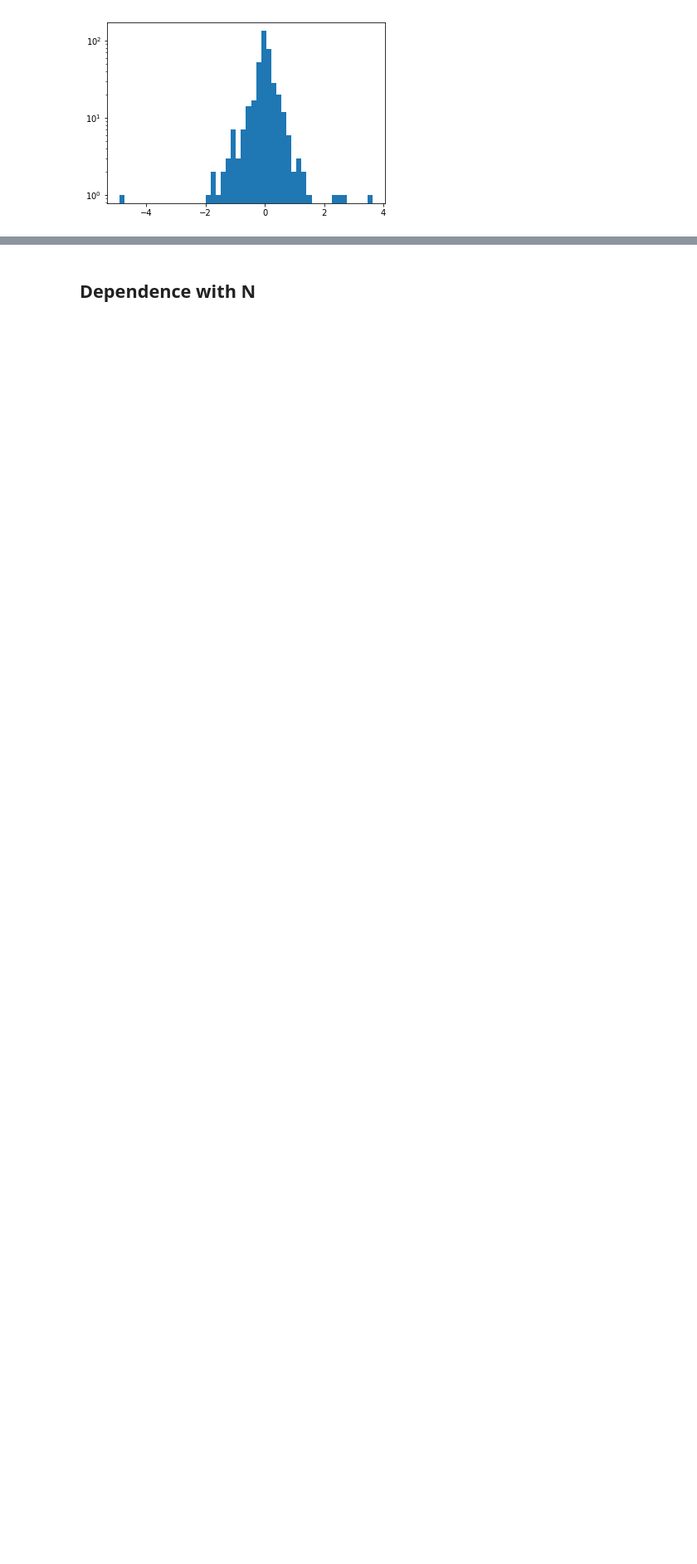
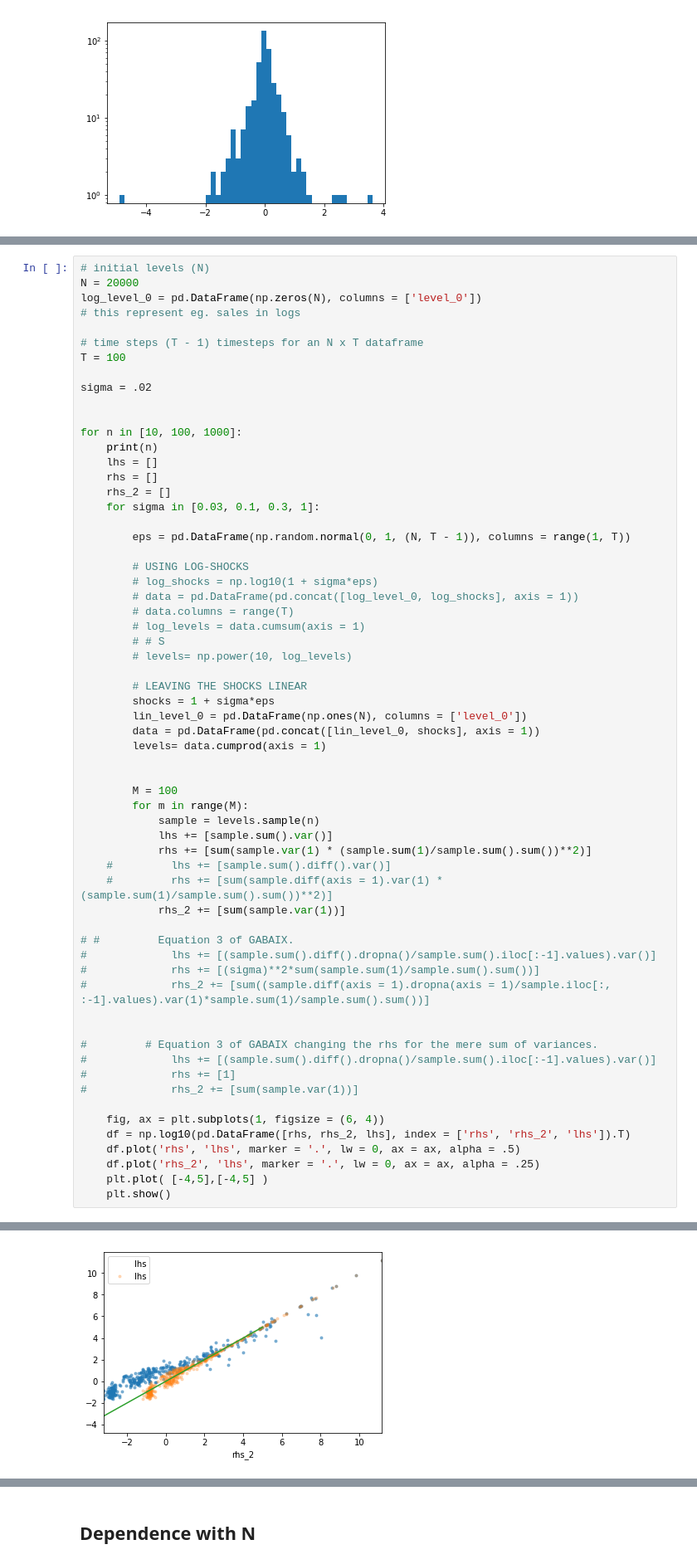
Before and after one commit to matuteiglesias/French_exports_bkp, a Jupyter notebook: code/notebooks/Gabaix numerical tests.ipynb, the cells around one changed output, grey strips where cells are left out. Shown at 83% size. Drawn from its saved outputs; the diff is of its cells as text; blank space fills up the shorter version.

```diff
--- a/code/notebooks/Gabaix numerical tests.ipynb
+++ b/code/notebooks/Gabaix numerical tests.ipynb
@@ -157,0 +246,63 @@ plt.show()
+# %%
+# initial levels (N)
+N = 20000
+log_level_0 = pd.DataFrame(np.zeros(N), columns = ['level_0'])
+# this represent eg. sales in logs
+
+# time steps (T - 1) timesteps for an N x T dataframe
+T = 100
+
+sigma = .02
+
+
+for n in [10, 100, 1000]:
+    print(n)
+    lhs = []
+    rhs = []
+    rhs_2 = []
+    for sigma in [0.03, 0.1, 0.3, 1]:
+
+        eps = pd.DataFrame(np.random.normal(0, 1, (N, T - 1)), columns = range(1, T))
+
+        # USING LOG-SHOCKS
+        # log_shocks = np.log10(1 + sigma*eps)
+        # data = pd.DataFrame(pd.concat([log_level_0, log_shocks], axis = 1))
+        # data.columns = range(T)
+        # log_levels = data.cumsum(axis = 1)
+        # # S
+        # levels= np.power(10, log_levels)
+
+        # LEAVING THE SHOCKS LINEAR
+        shocks = 1 + sigma*eps
+        lin_level_0 = pd.DataFrame(np.ones(N), columns = ['level_0'])
+        data = pd.DataFrame(pd.concat([lin_level_0, shocks], axis = 1))
+        levels= data.cumprod(axis = 1)
+
+
+        M = 100
+        for m in range(M):
+            sample = levels.sample(n)
+            lhs += [sample.sum().var()]
+            rhs += [sum(sample.var(1) * (sample.sum(1)/sample.sum().sum())**2)]
+    #         lhs += [sample.sum().diff().var()]
+    #         rhs += [sum(sample.diff(axis = 1).var(1) * (sample.sum(1)/sample.sum().sum())**2)]
+            rhs_2 += [sum(sample.var(1))]
+
+# #         Equation 3 of GABAIX.
+#             lhs += [(sample.sum().diff().dropna()/sample.sum().iloc[:-1].values).var()]
+#             rhs += [(sigma)**2*sum(sample.sum(1)/sample.sum().sum())]
+#             rhs_2 += [sum((sample.diff(axis = 1).dropna(axis = 1)/sample.iloc[:, :-1].values).var(1)*sample.sum(1)/sample.sum().sum())]
+
+
+#         # Equation 3 of GABAIX changing the rhs for the mere sum of variances.
+#             lhs += [(sample.sum().diff().dropna()/sample.sum().iloc[:-1].values).var()]
+#             rhs += [1]
+#             rhs_2 += [sum(sample.var(1))]
+
+    fig, ax = plt.subplots(1, figsize = (6, 4))
+    df = np.log10(pd.DataFrame([rhs, rhs_2, lhs], index = ['rhs', 'rhs_2', 'lhs']).T)
+    df.plot('rhs', 'lhs', marker = '.', lw = 0, ax = ax, alpha = .5)
+    df.plot('rhs_2', 'lhs', marker = '.', lw = 0, ax = ax, alpha = .25)
+    plt.plot( [-4,5],[-4,5] )
+    plt.show()
+# %% [output]
@@ -157,0 +310 @@ plt.show()
+[figure, added]
```
Also changed, not shown: parts of 30 cells of this notebook.
